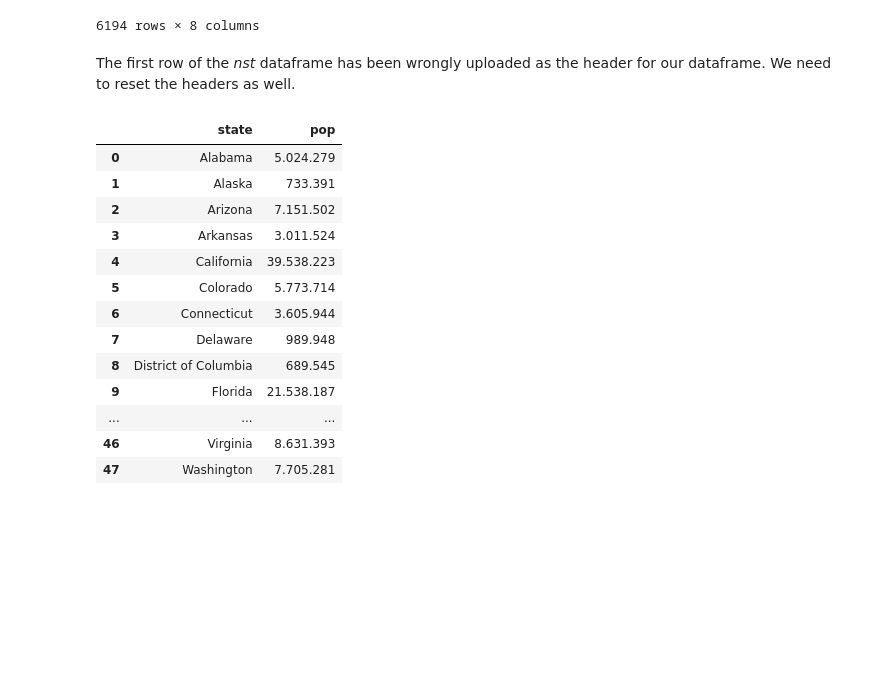
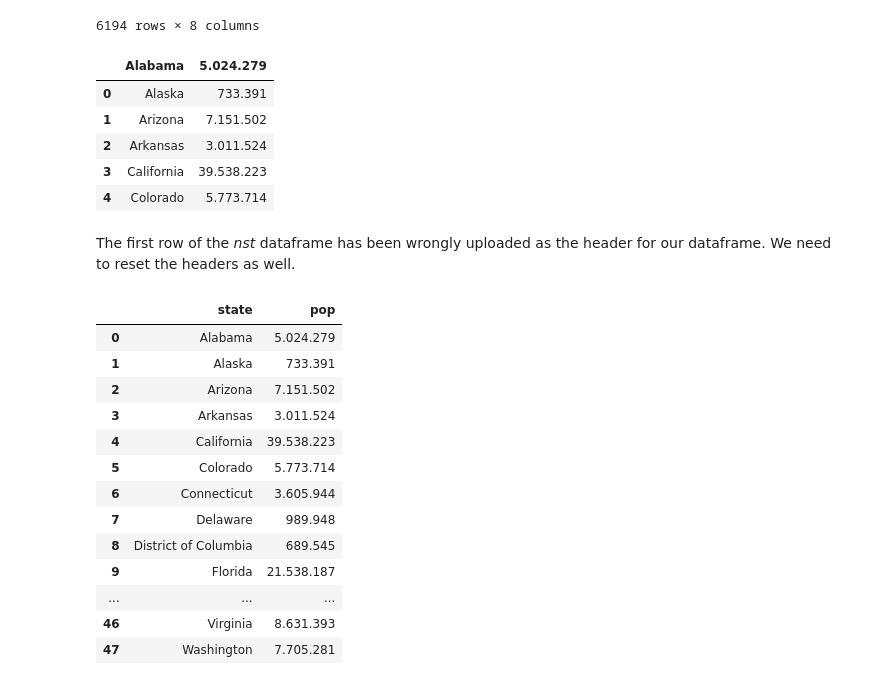
Before and after one commit to alexcri90/FoCS, a Jupyter notebook: project-2022.ipynb, the cells around one changed output. Cells and saved outputs as stored; diff of their text form; code cells hidden in the pictures; blank space fills up the shorter version.

```diff
--- a/project-2022.ipynb
+++ b/project-2022.ipynb
@@ -76,6 +76,15 @@ travels
 | 6192 | 44519341 | Dayton | OH | Callie is a 14 year old Chihuahua... | Young | Ohio | NaN | NaN |
 | 6193 | 36659999 | New York | NY | This guy loves to be outside so a... | Zazu | NaN | True | NaN |
 6194 rows × 8 columns
+# %%
+nst.head()
+# %% [output]
+|  | Alabama | 5.024.279 |
+| 0 | Alaska | 733.391 |
+| 1 | Arizona | 7.151.502 |
+| 2 | Arkansas | 3.011.524 |
+| 3 | California | 39.538.223 |
+| 4 | Colorado | 5.773.714 |
 # %% [markdown]
 The first row of the _nst_ dataframe has been wrongly uploaded as the header for our dataframe. We need to reset the headers as well.
 # %%
```
Also changed, not shown: parts of 1 cell of this notebook, 1 other file.
